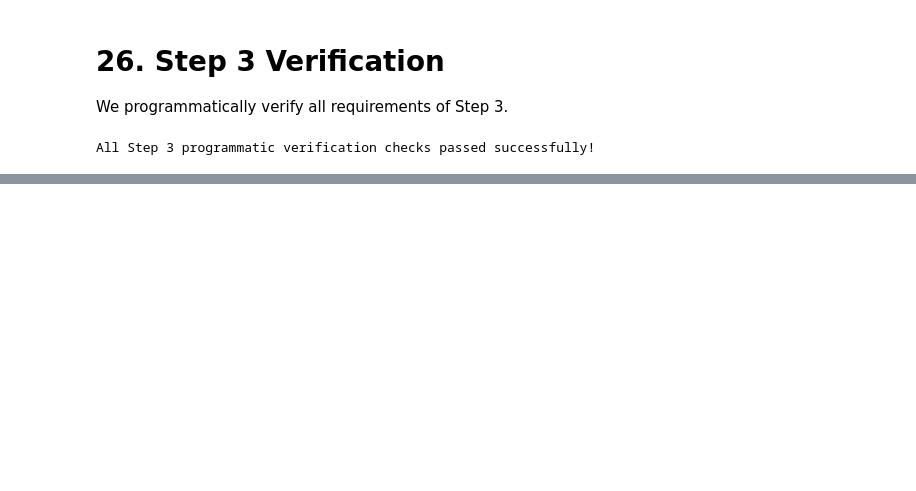
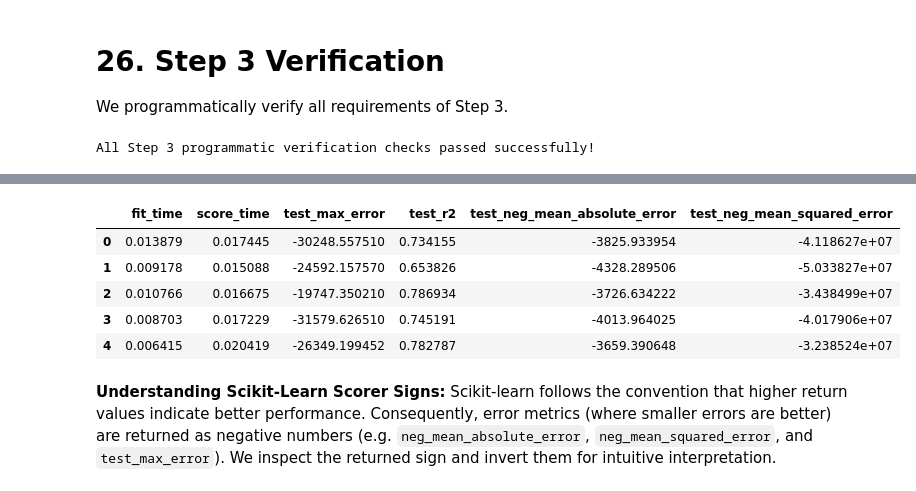
Before and after one commit to abed-dvp/insurance-model-performance-metrics, a Jupyter notebook: notebook.ipynb, the cells around one changed output, grey strips where cells are left out. Drawn from its saved outputs; the diff is of its cells as text; code cells hidden in the pictures; blank space fills up the shorter version.

```diff
--- a/notebook.ipynb
+++ b/notebook.ipynb
@@ -993,0 +1237,37 @@ All Step 3 programmatic verification checks passed successfully!
+# %%
+import sklearn.metrics._scorer
+if "max_error" not in sklearn.metrics._scorer._SCORERS:
+    sklearn.metrics._scorer._SCORERS["max_error"] = sklearn.metrics._scorer._SCORERS["neg_max_error"]
+
+from sklearn.model_selection import cross_validate
+
+cv_model = KNeighborsRegressor(
+    n_neighbors=5
+)
+
+cv_results = cross_validate(
+    cv_model,
+    X_train_prepared,
+    y_train,
+    cv=5,
+    scoring=[
+        "max_error",
+        "r2",
+        "neg_mean_absolute_error",
+        "neg_mean_squared_error"
+    ]
+)
+
+display(pd.DataFrame(cv_results))
+# %% [output]
+|  | fit_time | score_time | test_max_error | test_r2 | test_neg_mean_absolute_error | test_neg_mean_squared_error |
+| 0 | 0.013879 | 0.017445 | -30248.557510 | 0.734155 | -3825.933954 | -4.118627e+07 |
+| 1 | 0.009178 | 0.015088 | -24592.157570 | 0.653826 | -4328.289506 | -5.033827e+07 |
+| 2 | 0.010766 | 0.016675 | -19747.350210 | 0.786934 | -3726.634222 | -3.438499e+07 |
+| 3 | 0.008703 | 0.017229 | -31579.626510 | 0.745191 | -4013.964025 | -4.017906e+07 |
+| 4 | 0.006415 | 0.020419 | -26349.199452 | 0.782787 | -3659.390648 | -3.238524e+07 |
+# %% [markdown]
+**Understanding Scikit-Learn Scorer Signs:**
+Scikit-learn follows the convention that higher return values indicate better performance.
+Consequently, error metrics (where smaller errors are better) are returned as negative numbers (e.g. `neg_mean_absolute_error`, `neg_mean_squared_error`, and `test_max_error`).
+We inspect the returned sign and invert them for intuitive interpretation.
```
Also changed, not shown: parts of 28 cells of this notebook, 1 other file.
